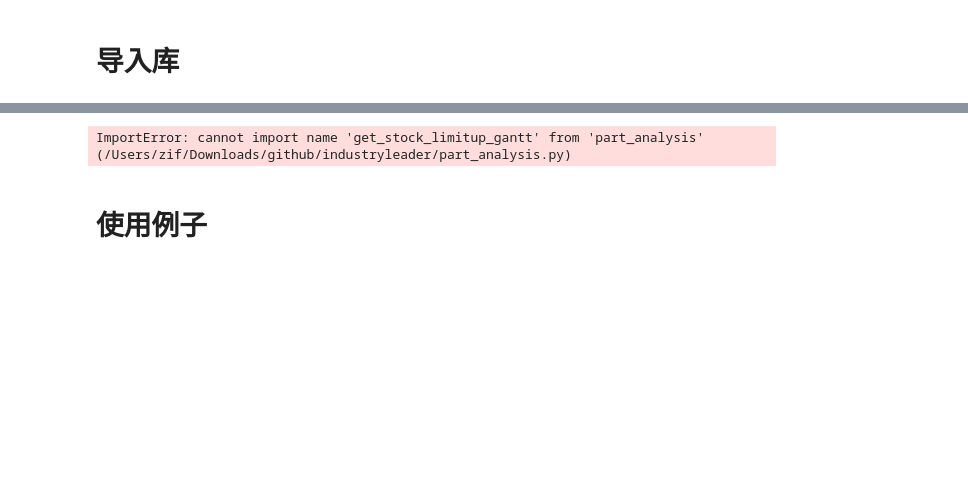
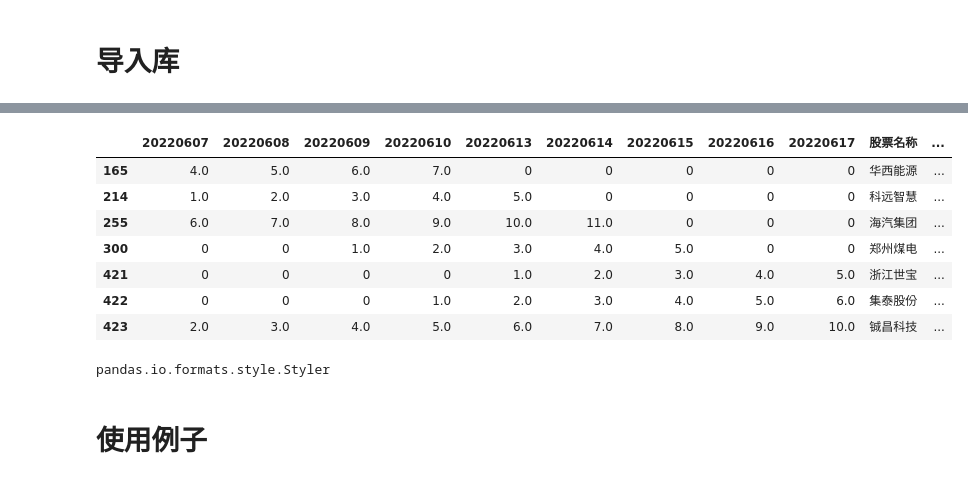
Before and after one commit to ifcheung2012/industryleader, a Jupyter notebook: stock.ipynb, the cells around one changed output, grey strips where cells are left out. Cells and saved outputs as stored; diff of their text form; code cells hidden in the pictures; blank space fills up the shorter version.

Commit message:
7th remove files.xlsx

```diff
--- a/stock.ipynb
+++ b/stock.ipynb
@@ -531,39 +500,31 @@ df9 =  df8.loc[(df8['max']>4)]
 
 df9.style.pipe(makepretty)\
     .to_excel('~/Downloads/20220619-4-200.xlsx')
-# %%
-urllib3.disable_warnings()
-
-import numpy as np
-from openpyxl.utils import get_column_letter
-import seaborn as sns
-from part_analysis import get_stock_limitup_gantt
-
-cm =  sns.light_palette('green',as_cmap=True)
-
-def color_negative_red(val):
-    color = 'gray' if val < 1 else 'red'
-    return 'color: %s' % color
-
-def makepretty(styler):
-    styler.background_gradient(cmap=cm,subset=dt_range)
-
-    c,i = [],0
-
-    while i < len(dt_range):
-        c.append('{:0}')
-        i += 1
-    styler.format(dict(zip(dt_range,c)))
-    # styler.set_caption("期间连板情况排行")
-    # styler.hide_index()
-    return styler
-df8 =  get_stock_limitup_gantt(10,1)
-df9 =  df8.loc[(df8['max']>4)]
-
-df9.style.pipe(makepretty)\
-    .to_excel('~/Downloads/20220619-4-100.xlsx')
-# %% [output]
-ImportError: cannot import name 'get_stock_limitup_gantt' from 'part_analysis' (/Users/zif/Downloads/github/industryleader/part_analysis.py)
+# %%
+
+
+from part_analysis import get_stock_limitup_gantt
+import urllib3
+urllib3.disable_warnings()
+
+days,lbs=10,6
+
+style_df,df =  get_stock_limitup_gantt(days,lbs)
+# style_df.to_excel('~/Downloads/20220619-400.xlsx')
+style_df
+# %% [output]
+|  | 20220607 | 20220608 | 20220609 | 20220610 | 20220613 | 20220614 | 20220615 | 20220616 | 20220617 | 股票名称 | ... |
+| 165 | 4.0 | 5.0 | 6.0 | 7.0 | 0 | 0 | 0 | 0 | 0 | 华西能源 | ... |
+| 214 | 1.0 | 2.0 | 3.0 | 4.0 | 5.0 | 0 | 0 | 0 | 0 | 科远智慧 | ... |
+| 255 | 6.0 | 7.0 | 8.0 | 9.0 | 10.0 | 11.0 | 0 | 0 | 0 | 海汽集团 | ... |
+| 300 | 0 | 0 | 1.0 | 2.0 | 3.0 | 4.0 | 5.0 | 0 | 0 | 郑州煤电 | ... |
+| 421 | 0 | 0 | 0 | 0 | 1.0 | 2.0 | 3.0 | 4.0 | 5.0 | 浙江世宝 | ... |
+| 422 | 0 | 0 | 0 | 1.0 | 2.0 | 3.0 | 4.0 | 5.0 | 6.0 | 集泰股份 | ... |
+| 423 | 2.0 | 3.0 | 4.0 | 5.0 | 6.0 | 7.0 | 8.0 | 9.0 | 10.0 | 铖昌科技 | ... |
+# %%
+type(sty)
+# %% [output]
+pandas.io.formats.style.Styler
 # %% [markdown]
 # 使用例子
 # %%
```
Also changed, not shown: parts of 19 cells of this notebook, 10 other files.
